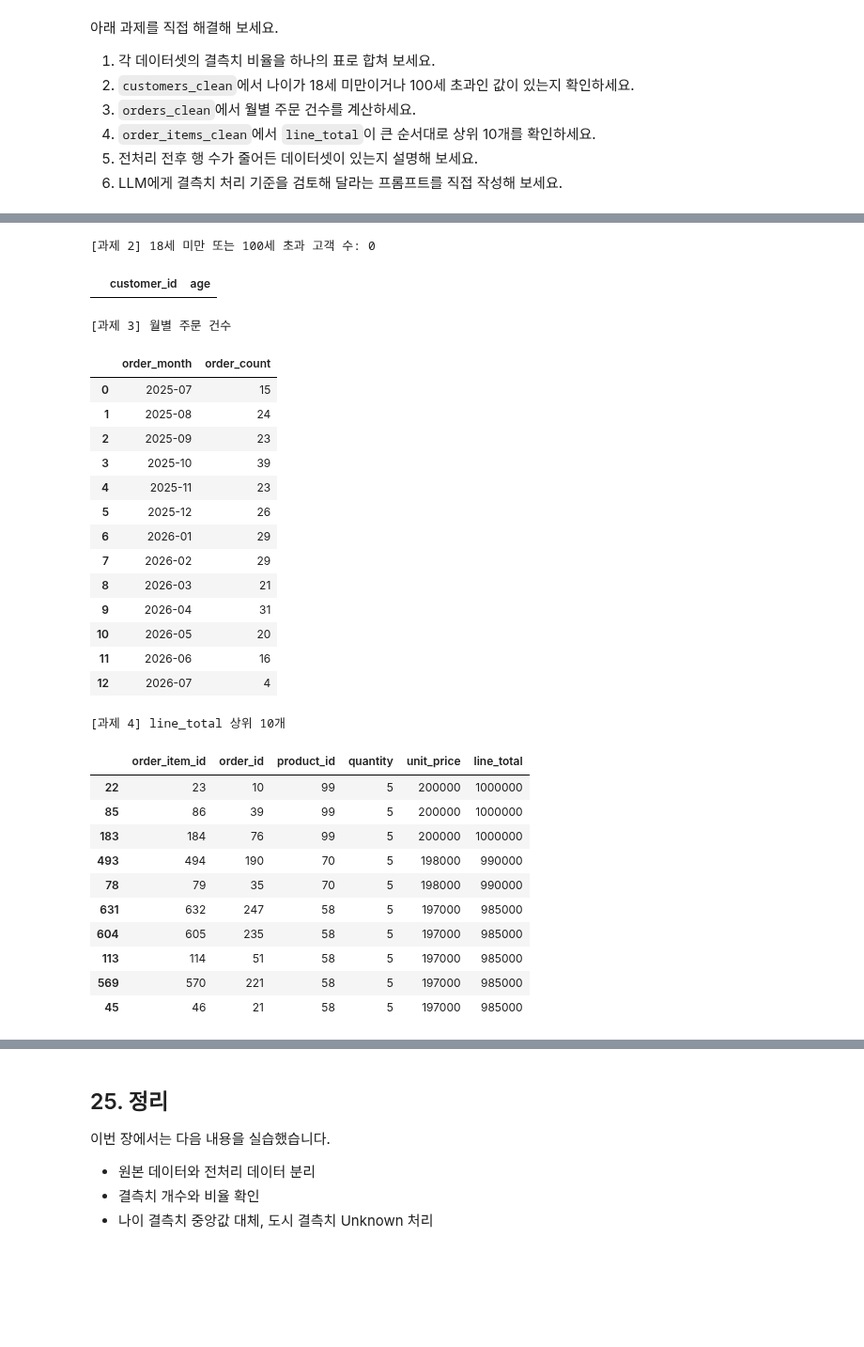
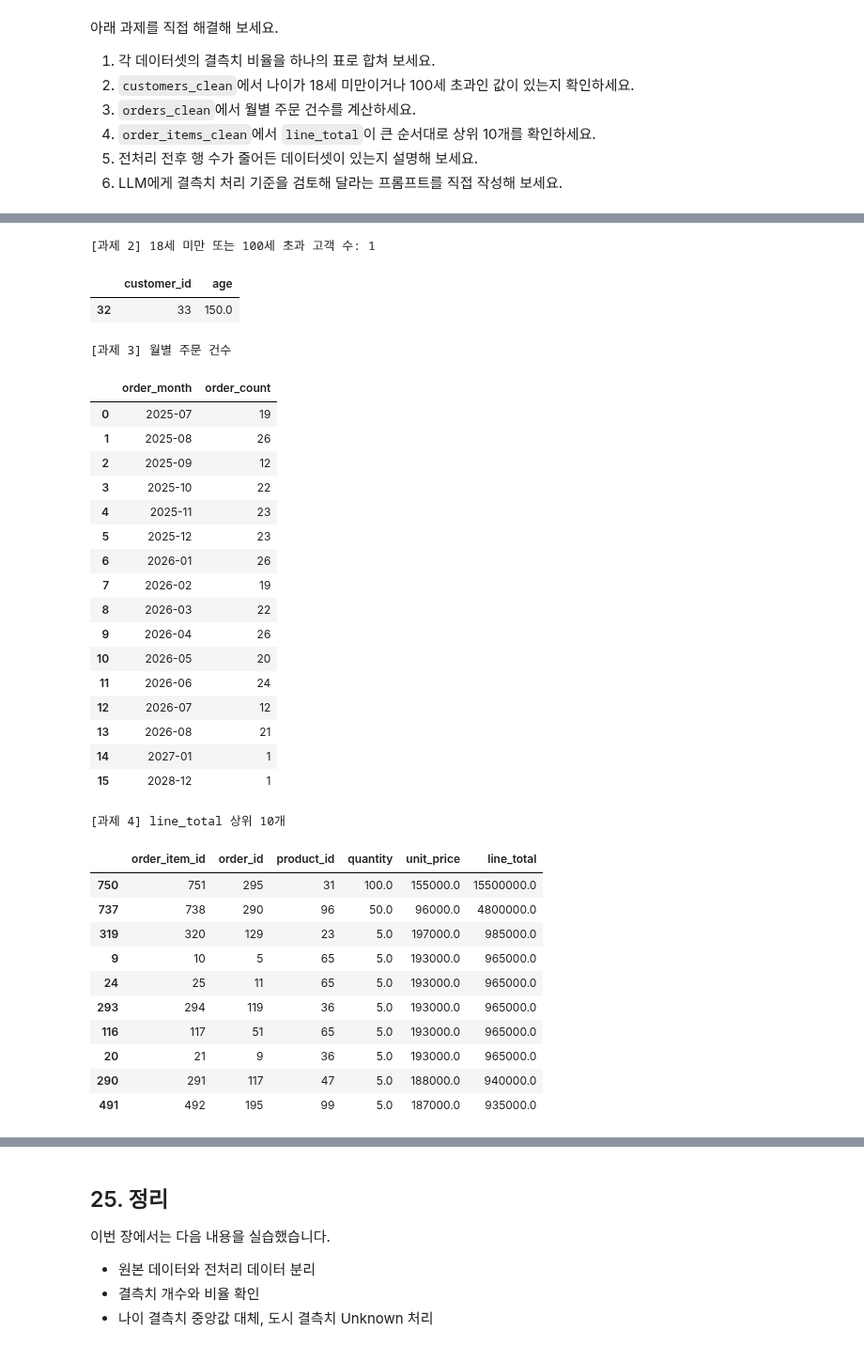
Before and after one commit to OBHAR/llm-data-analysis-study, a Jupyter notebook: chapter05/chapter05.ipynb, the cells around one changed output, grey strips where cells are left out. Shown at 94% size. Drawn from its saved outputs; the diff is of its cells as text; code cells hidden in the pictures; blank space fills up the shorter version.

Commit message:
Update Chapter 05 submission with dedicated raw data results

```diff
--- a/chapter05/chapter05.ipynb
+++ b/chapter05/chapter05.ipynb
@@ -67,7 +67,7 @@ if CURRENT_DIR.name == 'notebooks':
 else:
     PROJECT_ROOT = CURRENT_DIR
 
-RAW_DIR = PROJECT_ROOT / 'data' / 'raw'
+RAW_DIR = PROJECT_ROOT / 'practice' / 'chapter05' / 'data' / 'raw'
 PROCESSED_DIR = PROJECT_ROOT / 'data' / 'processed'
 REPORT_DIR = PROJECT_ROOT / 'reports'
 
@@ -873,37 +927,41 @@ invalid_age = customers_clean.loc[
 print("[과제 2] 18세 미만 또는 100세 초과 고객 수:", len(invalid_age))
 display(invalid_age)
 # %% [output]
-[과제 2] 18세 미만 또는 100세 초과 고객 수: 0
+[과제 2] 18세 미만 또는 100세 초과 고객 수: 1
 |  | customer_id | age |
+| 32 | 33 | 150.0 |
 # %%
 # 과제 3. orders_clean에서 월별 주문 건수를 계산하세요.
 
 # 월별 주문 건수: 주문 ID의 고유 개수 기준
 monthly_order_count = (
-    orders_clean
+    orders_clean.loc[orders_clean["order_date"].notna()]
     .groupby("order_month", as_index=False)
     .agg(order_count=("order_id", "nunique"))
     .sort_values("order_month")
 )
 
 print("[과제 3] 월별 주문 건수")
 display(monthly_order_count)
 # %% [output]
 [과제 3] 월별 주문 건수
 |  | order_month | order_count |
-| 0 | 2025-07 | 15 |
-| 1 | 2025-08 | 24 |
-| 2 | 2025-09 | 23 |
-| 3 | 2025-10 | 39 |
+| 0 | 2025-07 | 19 |
+| 1 | 2025-08 | 26 |
+| 2 | 2025-09 | 12 |
+| 3 | 2025-10 | 22 |
 | 4 | 2025-11 | 23 |
-| 5 | 2025-12 | 26 |
-| 6 | 2026-01 | 29 |
-| 7 | 2026-02 | 29 |
-| 8 | 2026-03 | 21 |
-| 9 | 2026-04 | 31 |
+| 5 | 2025-12 | 23 |
+| 6 | 2026-01 | 26 |
+| 7 | 2026-02 | 19 |
+| 8 | 2026-03 | 22 |
+| 9 | 2026-04 | 26 |
 | 10 | 2026-05 | 20 |
-| 11 | 2026-06 | 16 |
-| 12 | 2026-07 | 4 |
+| 11 | 2026-06 | 24 |
+| 12 | 2026-07 | 12 |
+| 13 | 2026-08 | 21 |
+| 14 | 2027-01 | 1 |
+| 15 | 2028-12 | 1 |
 # %%
 # 과제 4. order_items_clean에서 line_total이 큰 순서대로 상위 10개를 확인하세요.
 
@@ -921,13 +979,13 @@ display(top10_line_total)
 # %% [output]
 [과제 4] line_total 상위 10개
 |  | order_item_id | order_id | product_id | quantity | unit_price | line_total |
-| 22 | 23 | 10 | 99 | 5 | 200000 | 1000000 |
-| 85 | 86 | 39 | 99 | 5 | 200000 | 1000000 |
-| 183 | 184 | 76 | 99 | 5 | 200000 | 1000000 |
-| 493 | 494 | 190 | 70 | 5 | 198000 | 990000 |
-| 78 | 79 | 35 | 70 | 5 | 198000 | 990000 |
-| 631 | 632 | 247 | 58 | 5 | 197000 | 985000 |
-| 604 | 605 | 235 | 58 | 5 | 197000 | 985000 |
-| 113 | 114 | 51 | 58 | 5 | 197000 | 985000 |
-| 569 | 570 | 221 | 58 | 5 | 197000 | 985000 |
-| 45 | 46 | 21 | 58 | 5 | 197000 | 985000 |
+| 750 | 751 | 295 | 31 | 100.0 | 155000.0 | 15500000.0 |
+| 737 | 738 | 290 | 96 | 50.0 | 96000.0 | 4800000.0 |
+| 319 | 320 | 129 | 23 | 5.0 | 197000.0 | 985000.0 |
+| 9 | 10 | 5 | 65 | 5.0 | 193000.0 | 965000.0 |
+| 24 | 25 | 11 | 65 | 5.0 | 193000.0 | 965000.0 |
+| 293 | 294 | 119 | 36 | 5.0 | 193000.0 | 965000.0 |
+| 116 | 117 | 51 | 65 | 5.0 | 193000.0 | 965000.0 |
+| 20 | 21 | 9 | 36 | 5.0 | 193000.0 | 965000.0 |
+| 290 | 291 | 117 | 47 | 5.0 | 188000.0 | 940000.0 |
+| 491 | 492 | 195 | 99 | 5.0 | 187000.0 | 935000.0 |
```
Also changed, not shown: parts of 36 cells of this notebook.
